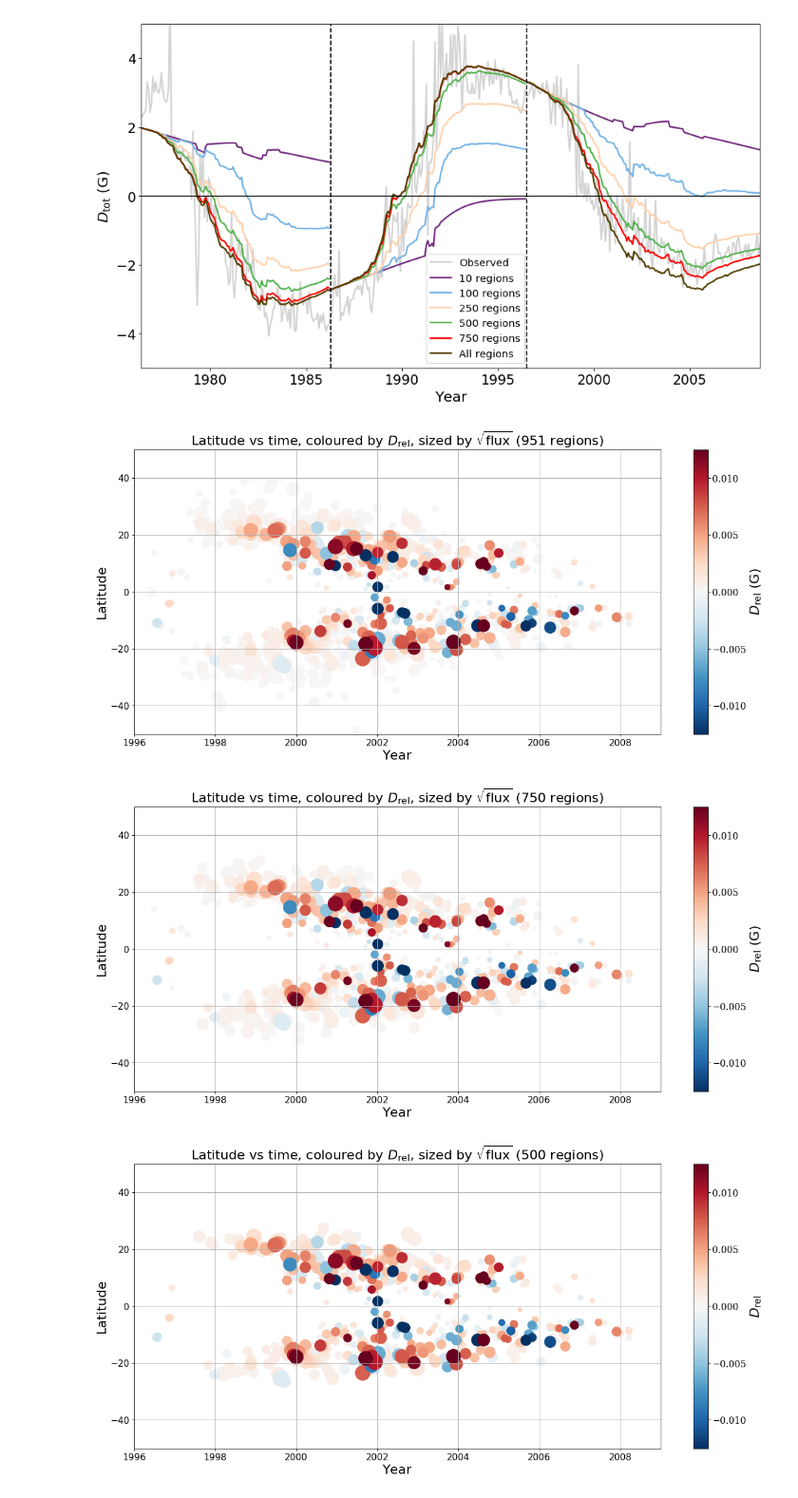
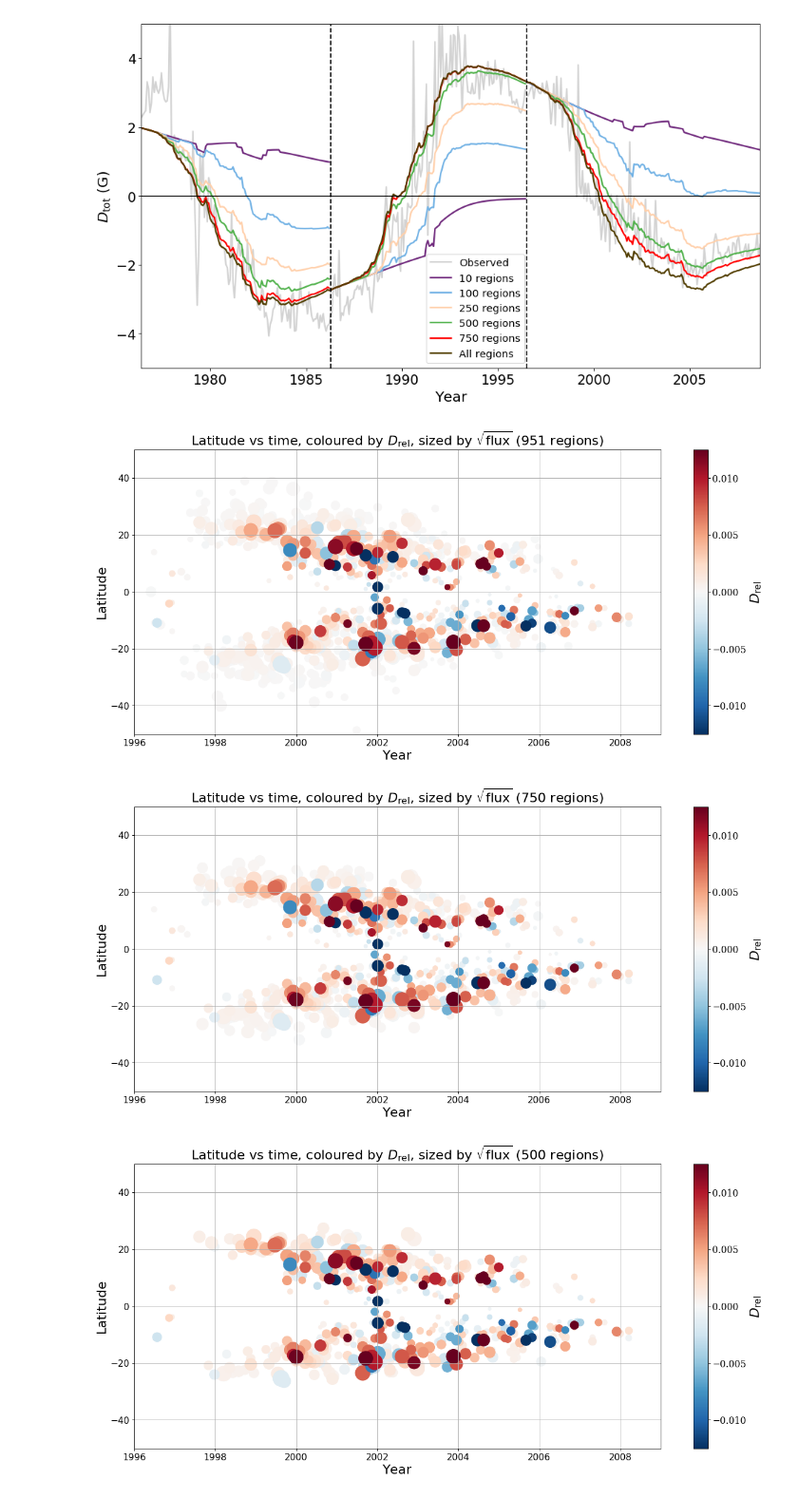
Before and after one commit to twhitbread/python-scatter, a Jupyter notebook: pythonscatter_c23_threecycles_decay.ipynb, the cells around one changed output. Shown at 95% size. Saved outputs shown, nothing was run; the diff lists cells and outputs as text; code cells hidden in the pictures.

```diff
--- a/pythonscatter_c23_threecycles_decay.ipynb
+++ b/pythonscatter_c23_threecycles_decay.ipynb
@@ -507,7 +508,7 @@ plt.show()
 # %%
 fig2 = plt.figure(figsize=(18,8), dpi= 80, facecolor='w', edgecolor='k')
 plt.scatter((b[3]*27.27+152)/365.25+1996,b[2],200*np.sqrt(abs(b[0])),b[4],cmap='RdBu_r',vmin=-0.0125,vmax=0.0125)
-cb_label = '$D_{\mathrm{rel}}$ (G)'
+cb_label = '$D_{\mathrm{rel}}$'
 cb = plt.colorbar()
 cb.set_label(cb_label, fontsize=20)
 cbytick_obj = plt.getp(cb.ax.axes, 'yticklabels')
@@ -532,7 +533,7 @@ reg_percent = strong2.size/951*100;
 
 fig = plt.figure(figsize=(18,8), dpi= 80, facecolor='w', edgecolor='k')
 plt.scatter((b[3][strong2]*27.27+152)/365.25+1996,b[2][strong2],200*np.sqrt(abs(b[0][strong2])),b[4][strong2],cmap='RdBu_r',vmin=-0.0125,vmax=0.0125)
-cb_label = '$D_{\mathrm{rel}}$ (G)'
+cb_label = '$D_{\mathrm{rel}}$'
 cb = plt.colorbar()
 cb.set_label(cb_label, fontsize=20)
 cbytick_obj = plt.getp(cb.ax.axes, 'yticklabels')
@@ -607,7 +608,7 @@ reg_percent = strong5.size/951*100;
 
 fig6 = plt.figure(figsize=(18,8), dpi= 80, facecolor='w', edgecolor='k')
 plt.scatter((b[3][strong5]*27.27+152)/365.25+1996,b[2][strong5],200*np.sqrt(abs(b[0][strong5])),b[4][strong5],cmap='RdBu_r',vmin=-0.0125,vmax=0.0125)
-cb_label = '$D_{\mathrm{rel}}$ (G)'
+cb_label = '$D_{\mathrm{rel}}$'
 cb = plt.colorbar()
 cb.set_label(cb_label, fontsize=20)
 cbytick_obj = plt.getp(cb.ax.axes, 'yticklabels')
@@ -620,35 +621,35 @@ plot.tick_params(axis='both', which='minor', labelsize=10)
 plt.ylabel('Latitude',fontsize=20)
 plt.xlabel('Year',fontsize=20)
 plt.title('Latitude vs time, coloured by $D_{\mathrm{rel}}$, sized by $\sqrt{\mathrm{flux}}$ (100 regions)',fontsize=20)
 plt.grid()
 plt.show()
 
 
 thresh = 9.45e-2;
 strong6 = np.asarray(np.where(abs(b[8])>thresh))
 weak = np.asarray(np.where(abs(b[8])<thresh))
 reg_percent = strong6.size/951*100;
 #print(strong6.size)
 
 fig6 = plt.figure(figsize=(18,8), dpi= 80, facecolor='w', edgecolor='k')
 plt.scatter((b[3][strong6]*27.27+152)/365.25+1996,b[2][strong6],200*np.sqrt(abs(b[0][strong6])),b[4][strong6],cmap='RdBu_r',vmin=-0.0125,vmax=0.0125)
-cb_label = '$D_{\mathrm{rel}}$ (G)'
+cb_label = '$D_{\mathrm{rel}}$'
 cb = plt.colorbar()
 cb.set_label(cb_label, fontsize=20)
 cbytick_obj = plt.getp(cb.ax.axes, 'yticklabels')
 plt.setp(cbytick_obj, fontsize=14, family='serif')
 plt.ylim(-50,50)
 plt.xlim(1996,2009)
 plot = fig6.add_subplot(111)
 plot.tick_params(axis='both', which='major', labelsize=14)
 plot.tick_params(axis='both', which='minor', labelsize=10)
 plt.ylabel('Latitude',fontsize=20)
 plt.xlabel('Year',fontsize=20)
 plt.title('Latitude vs time, coloured by $D_{\mathrm{rel}}$, sized by $\sqrt{\mathrm{flux}}$ (10 regions)',fontsize=20)
 plt.grid()
 plt.show()
 # %% [output]
-[figure, old version]
+[figure, new version]
-[figure, old version]
+[figure, new version]
 [figure]
 [figure]
```
Also changed, not shown: parts of 5 cells of this notebook, 2 other files.
